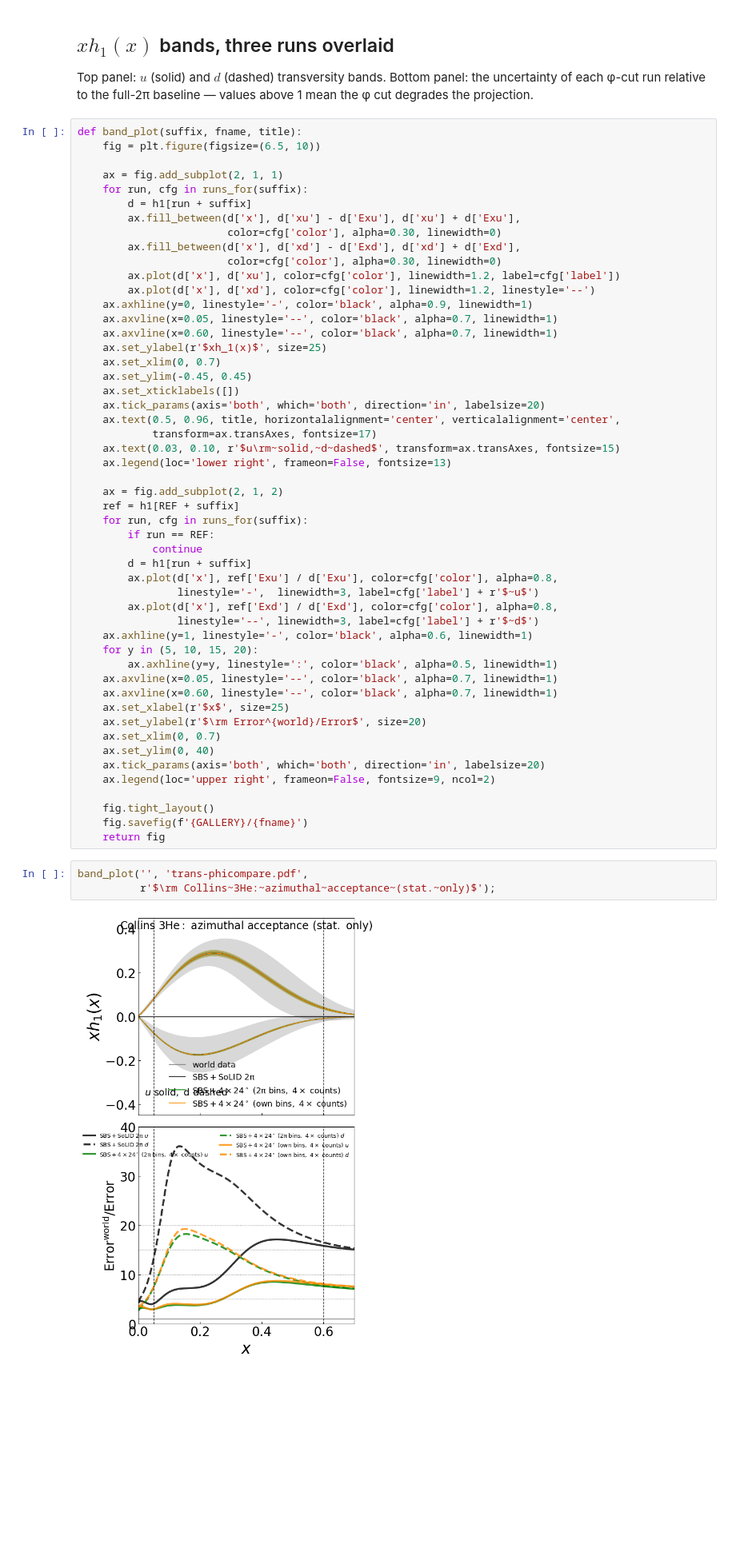
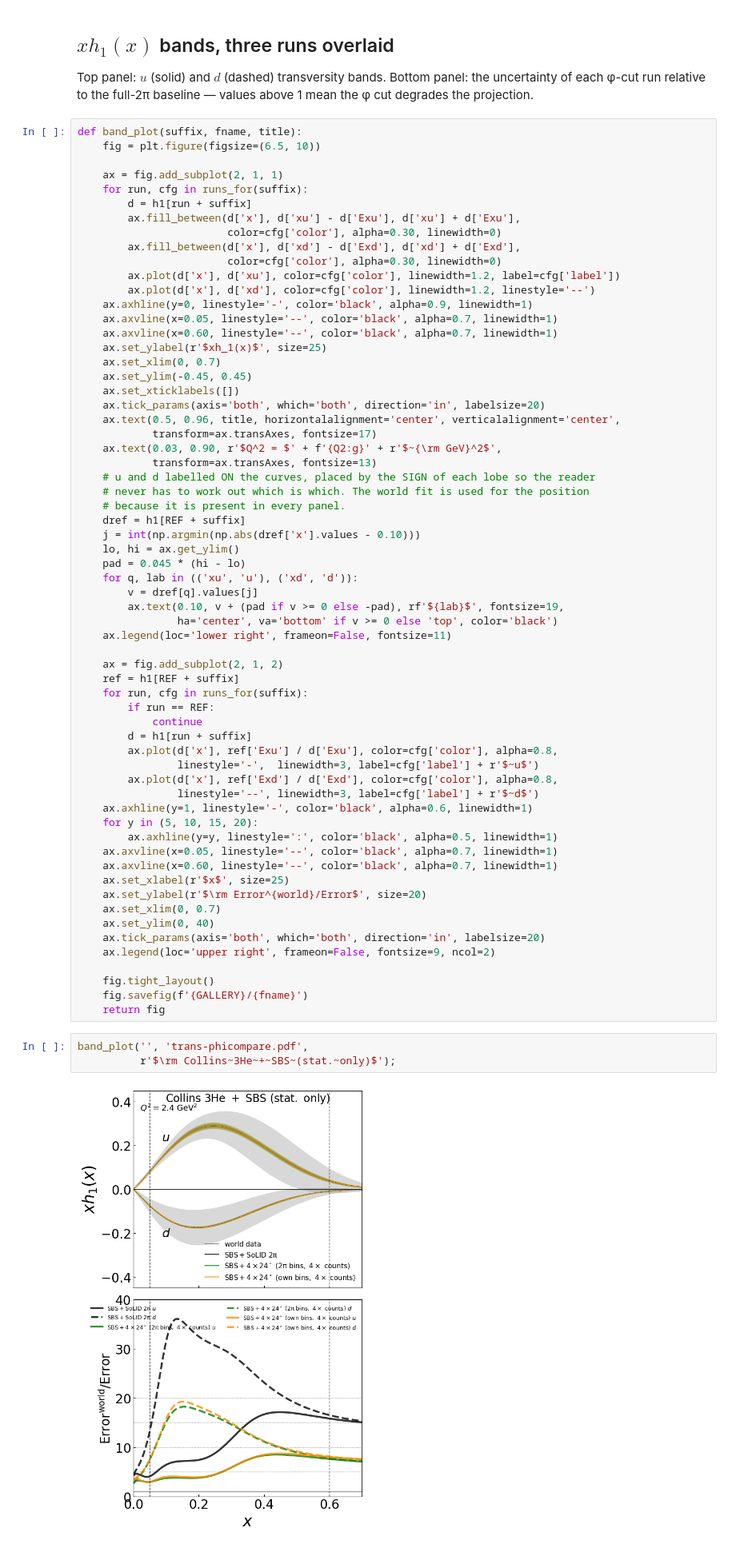
Before and after one commit to JeffersonLab/evgen_sidis_duke, a Jupyter notebook: phicompare/plot-transversity_phicompare_sbsenhanced3he.ipynb, the cells around one changed output. Shown at 80% size. Cells and saved outputs as stored; diff of their text form; blank space fills up the shorter version.

```diff
--- a/phicompare/plot-transversity_phicompare_sbsenhanced3he.ipynb
+++ b/phicompare/plot-transversity_phicompare_sbsenhanced3he.ipynb
@@ -219,8 +219,20 @@ def band_plot(suffix, fname, title):
     ax.tick_params(axis='both', which='both', direction='in', labelsize=20)
     ax.text(0.5, 0.96, title, horizontalalignment='center', verticalalignment='center',
             transform=ax.transAxes, fontsize=17)
-    ax.text(0.03, 0.10, r'$u\rm~solid,~d~dashed$', transform=ax.transAxes, fontsize=15)
-    ax.legend(loc='lower right', frameon=False, fontsize=13)
+    ax.text(0.03, 0.90, r'$Q^2 = $' + f'{Q2:g}' + r'$~{\rm GeV}^2$',
+            transform=ax.transAxes, fontsize=13)
+    # u and d labelled ON the curves, placed by the SIGN of each lobe so the reader
+    # never has to work out which is which. The world fit is used for the position
+    # because it is present in every panel.
+    dref = h1[REF + suffix]
+    j = int(np.argmin(np.abs(dref['x'].values - 0.10)))
+    lo, hi = ax.get_ylim()
+    pad = 0.045 * (hi - lo)
+    for q, lab in (('xu', 'u'), ('xd', 'd')):
+        v = dref[q].values[j]
+        ax.text(0.10, v + (pad if v >= 0 else -pad), rf'${lab}$', fontsize=19,
+                ha='center', va='bottom' if v >= 0 else 'top', color='black')
+    ax.legend(loc='lower right', frameon=False, fontsize=11)
 
     ax = fig.add_subplot(2, 1, 2)
     ref = h1[REF + suffix]
@@ -249,9 +261,9 @@ def band_plot(suffix, fname, title):
     return fig
 # %%
 band_plot('', 'trans-phicompare.pdf',
-          r'$\rm Collins~3He:~azimuthal~acceptance~(stat.~only)$');
+          r'$\rm Collins~3He~+~SBS~(stat.~only)$');
 # %% [output]
-[figure, old version]
+[figure, new version]
 # %%
 # stat+syst band figure omitted: 'sbs+enhanced3he' has no syst
 # variant, so this panel would show the world reference alone.
```
Also changed, not shown: parts of 1 cell of this notebook, 6 other files.
